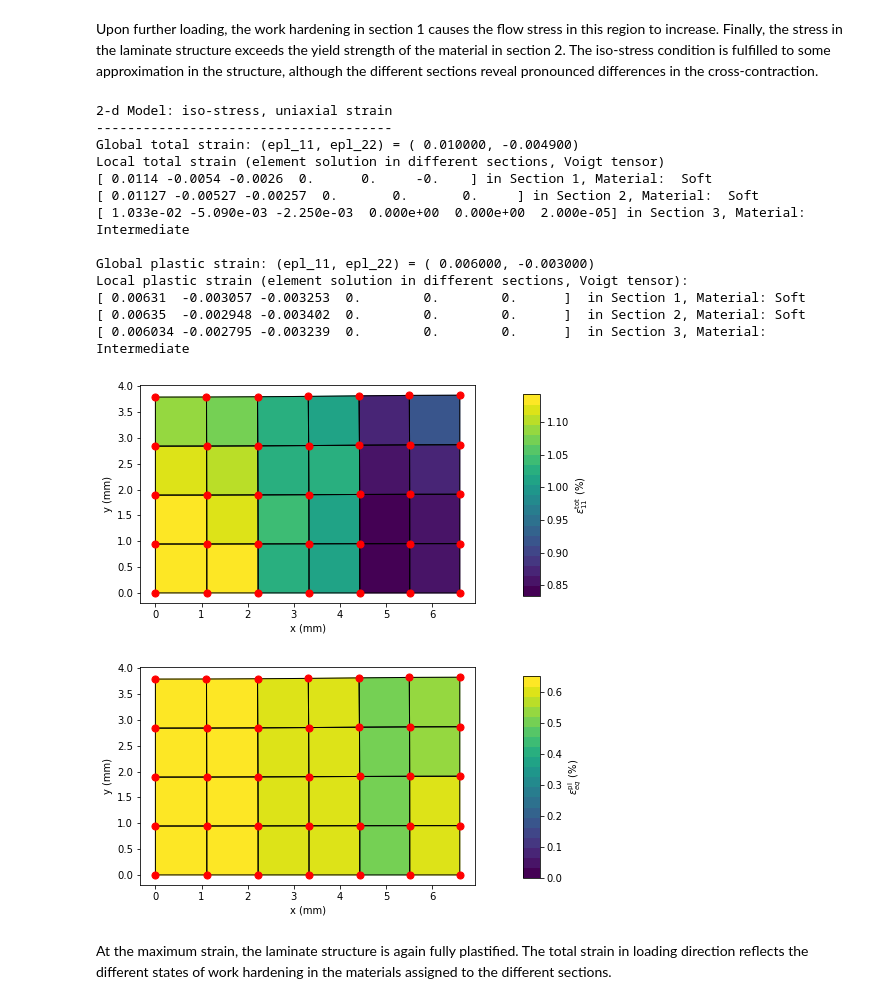
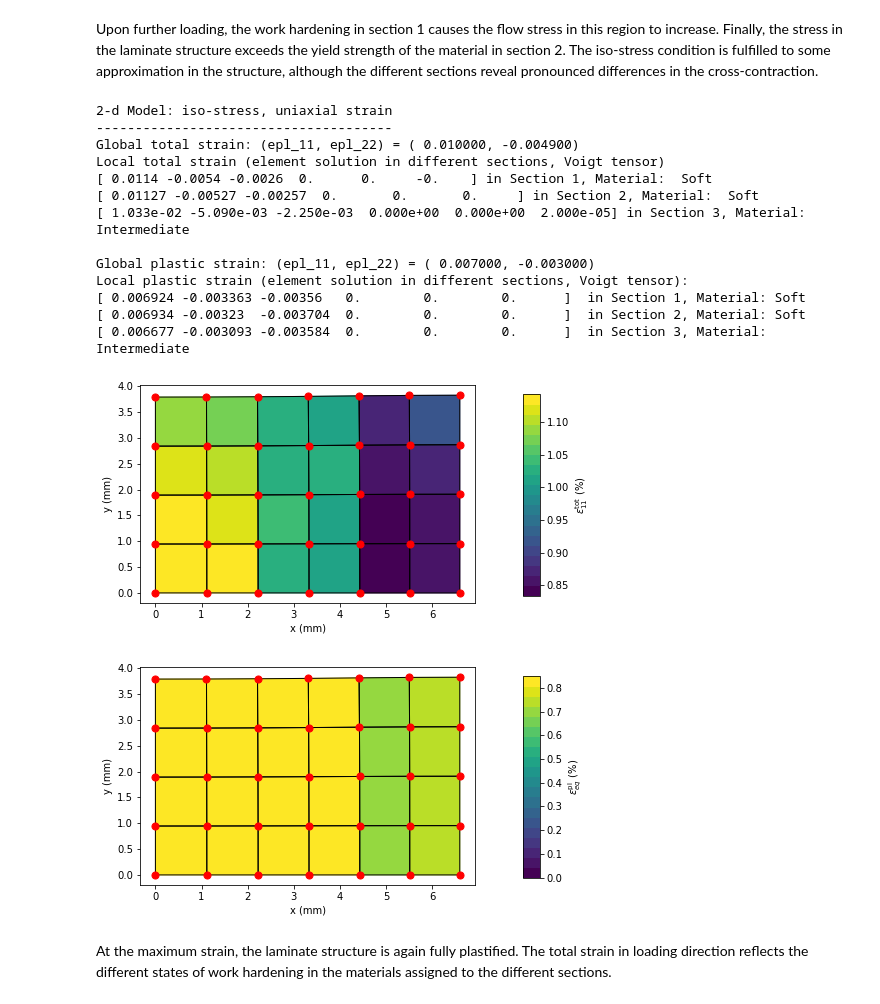
Before and after one commit to AHartmaier/pyLabFEA, a Jupyter notebook: notebooks/pyLabFEA_Homogenization.ipynb, the cells around one changed output. Cells and saved outputs as stored; diff of their text form; code cells hidden in the pictures.

```diff
--- a/notebooks/pyLabFEA_Homogenization.ipynb
+++ b/notebooks/pyLabFEA_Homogenization.ipynb
@@ -685,39 +685,39 @@ ubc = 0.01*fem.lenx
 fem.bcright(ubc, 'disp') # displacement on rhs nodes
 fem.solve()              # solve equations for mechanical equilibrium
 fem.calc_global()        # calculate global stress and strain
 
 print('2-d Model: iso-stress, uniaxial strain')
 print('--------------------------------------')
 print('Global total strain: (epl_11, epl_22) = (%9.6f, %9.6f)'
       % (fem.glob['eps'][0].round(decimals=4), fem.glob['eps'][1].round(decimals=4)))
 print('Local total strain (element solution in different sections, Voigt tensor)')
 print(fem.element[0].eps.round(decimals=4),'in Section 1, Material: ', fem.element[0].Mat.name)
 print(fem.element[4].eps.round(decimals=5),'in Section 2, Material: ', fem.element[4].Mat.name)
 print(fem.element[8].eps.round(decimals=5),'in Section 3, Material: ', fem.element[8].Mat.name)
 print('\nGlobal plastic strain: (epl_11, epl_22) = (%9.6f, %9.6f)'
       % (fem.glob['epl'][0].round(decimals=3), fem.glob['epl'][1].round(decimals=3)))
 print('Local plastic strain (element solution in different sections, Voigt tensor):')
 print(fem.element[0].epl.round(decimals=6),' in Section 1, Material:',fem.element[0].Mat.name)
 print(fem.element[4].epl.round(decimals=6),' in Section 2, Material:',fem.element[4].Mat.name)
 print(fem.element[8].epl.round(decimals=6),' in Section 3, Material:',fem.element[8].Mat.name)
 fem.plot('strain1')
-fem.plot('peeq',vmin=0., vmax=0.65)
+fem.plot('peeq',vmin=0., vmax=0.85)
 # %% [output]
 2-d Model: iso-stress, uniaxial strain
 --------------------------------------
 Global total strain: (epl_11, epl_22) = ( 0.010000, -0.004900)
 Local total strain (element solution in different sections, Voigt tensor)
 [ 0.0114 -0.0054 -0.0026  0.      0.     -0.    ] in Section 1, Material:  Soft
 [ 0.01127 -0.00527 -0.00257  0.       0.       0.     ] in Section 2, Material:  Soft
 [ 1.033e-02 -5.090e-03 -2.250e-03  0.000e+00  0.000e+00  2.000e-05] in Section 3, Material:  Intermediate
 
-Global plastic strain: (epl_11, epl_22) = ( 0.006000, -0.003000)
+Global plastic strain: (epl_11, epl_22) = ( 0.007000, -0.003000)
 Local plastic strain (element solution in different sections, Voigt tensor):
-[ 0.00631  -0.003057 -0.003253  0.        0.        0.      ]  in Section 1, Material: Soft
-[ 0.00635  -0.002948 -0.003402  0.        0.        0.      ]  in Section 2, Material: Soft
-[ 0.006034 -0.002795 -0.003239  0.        0.        0.      ]  in Section 3, Material: Intermediate
+[ 0.006924 -0.003363 -0.00356   0.        0.        0.      ]  in Section 1, Material: Soft
+[ 0.006934 -0.00323  -0.003704  0.        0.        0.      ]  in Section 2, Material: Soft
+[ 0.006677 -0.003093 -0.003584  0.        0.        0.      ]  in Section 3, Material: Intermediate
 [figure]
-[figure, old version]
+[figure, new version]
 # %% [markdown]
 At the maximum strain, the laminate structure is again fully plastified. The total strain in loading direction reflects the different states of work hardening in the materials assigned to the different sections.
 # %%
```
Also changed, not shown: parts of 16 cells of this notebook, 31 other files.
